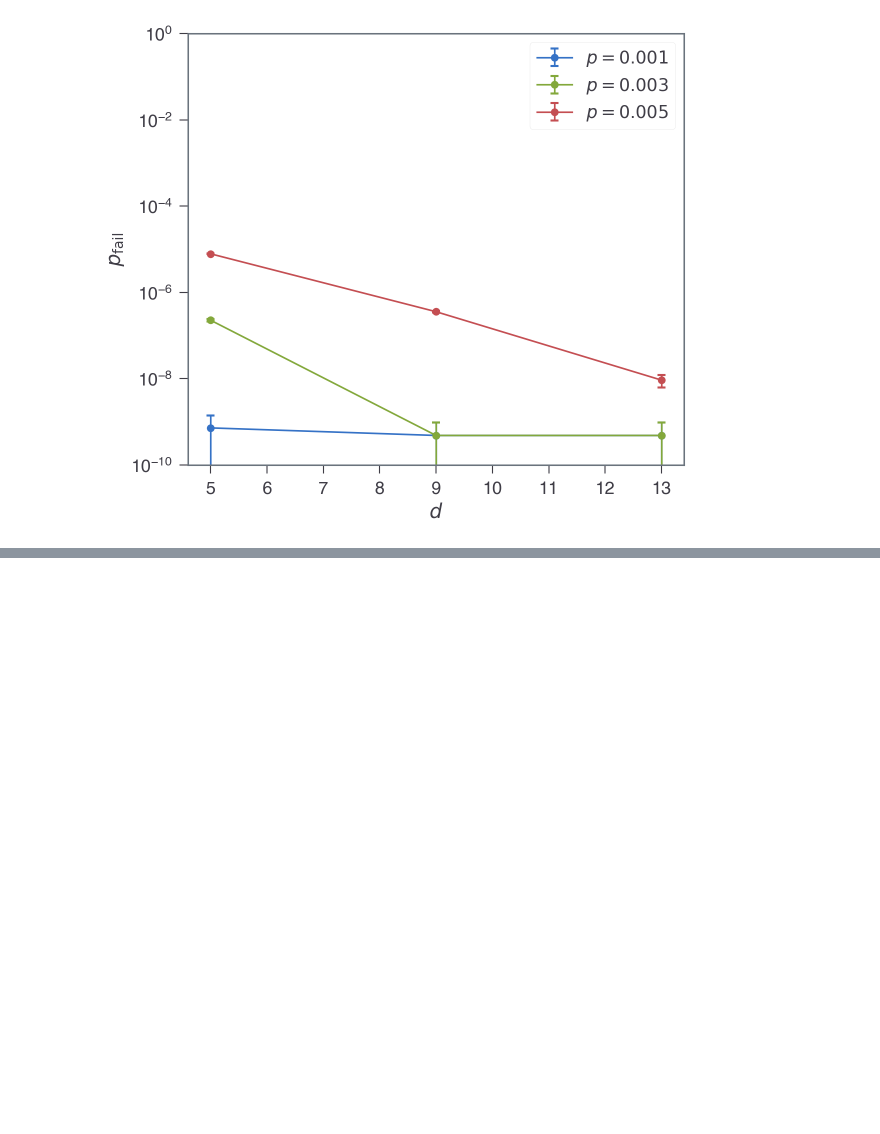
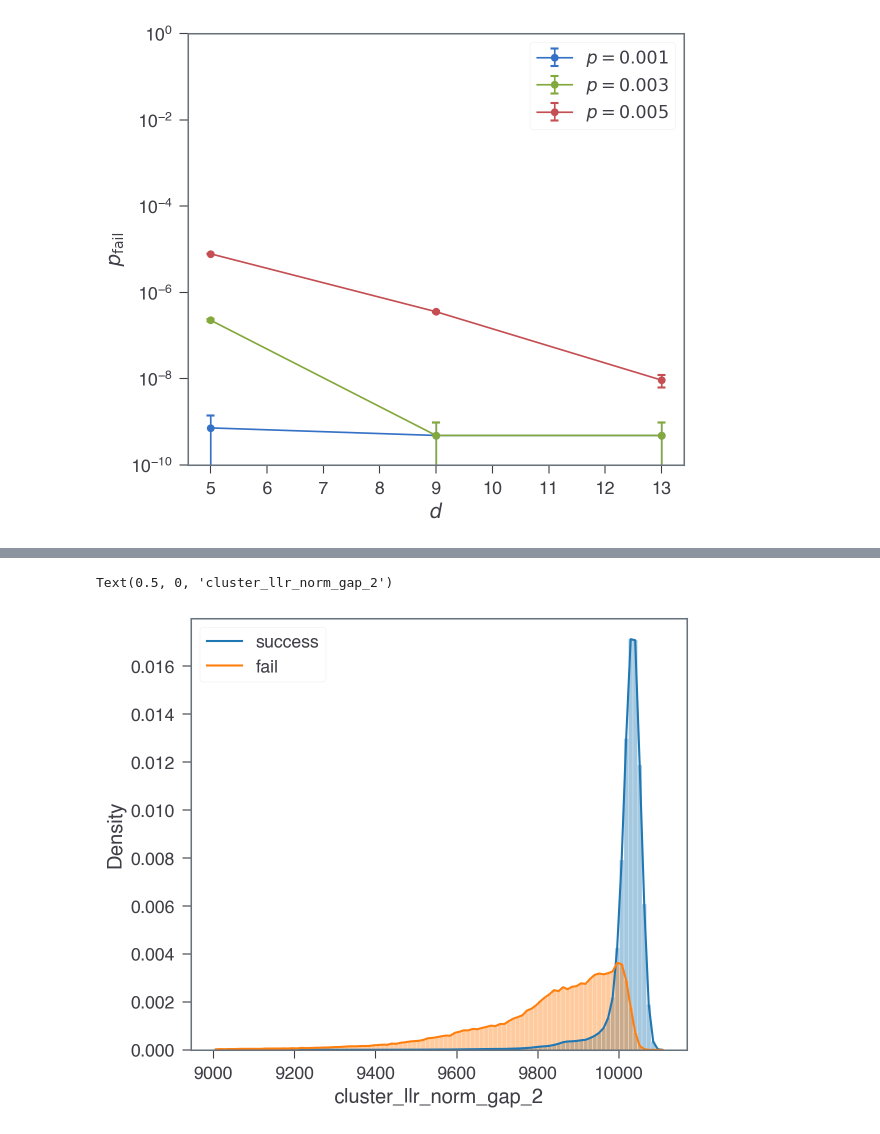
Before and after one commit to seokhyung-lee/ldpc-post-selection, a Jupyter notebook: simulations/analysis/notebooks/surface_code_analysis.ipynb, the cells around one changed output, grey strips where cells are left out. Saved outputs shown, nothing was run; the diff lists cells and outputs as text; code cells hidden in the pictures; blank space fills up the shorter version.

```diff
--- a/simulations/analysis/notebooks/surface_code_analysis.ipynb
+++ b/simulations/analysis/notebooks/surface_code_analysis.ipynb
@@ -504,0 +448,9 @@ plt.show()
+# %%
+df_agg_dict = load_data("surface", "agg")
+# %%
+by = "cluster_llr_norm_gap_2"
+d = T = 9
+p = 5e-3
+df_agg = df_agg_dict[by].loc[(d, T, p)]
+df_agg["num_succs"] = df_agg["count"] - df_agg["num_fails"]
+df_agg.head()
@@ -504,0 +465,58 @@ plt.show()
+# %%
+bin_range = (9000, df_agg.index.max())
+bins = 100
+
+sns.histplot(
+    df_agg.reset_index(),
+    x="cluster_llr_norm_gap",
+    weights="num_succs",
+    bins=bins,
+    stat="density",
+    binrange=bin_range,
+    alpha=0.4,
+    color=COLORS(0),
+)
+
+sns.histplot(
+    df_agg.reset_index(),
+    x="cluster_llr_norm_gap",
+    weights="num_succs",
+    bins=bins,
+    stat="density",
+    binrange=bin_range,
+    fill=False,
+    label="success",
+    color=COLORS(0),
+    element="poly",
+    linewidth=1.5,
+)
+
+sns.histplot(
+    df_agg.reset_index(),
+    x="cluster_llr_norm_gap",
+    weights="num_fails",
+    bins=bins,
+    stat="density",
+    binrange=bin_range,
+    alpha=0.4,
+    color=COLORS(1),
+)
+
+sns.histplot(
+    df_agg.reset_index(),
+    x="cluster_llr_norm_gap",
+    weights="num_fails",
+    bins=bins,
+    stat="density",
+    binrange=bin_range,
+    fill=False,
+    label="fail",
+    color=COLORS(1),
+    element="poly",
+    linewidth=1.5,
+)
+plt.legend()
+plt.xlabel(by)
+# %% [output]
+Text(0.5, 0, 'cluster_llr_norm_gap_2')
+[figure, added]
```
Also changed, not shown: parts of 4 cells of this notebook, 1 other file.
